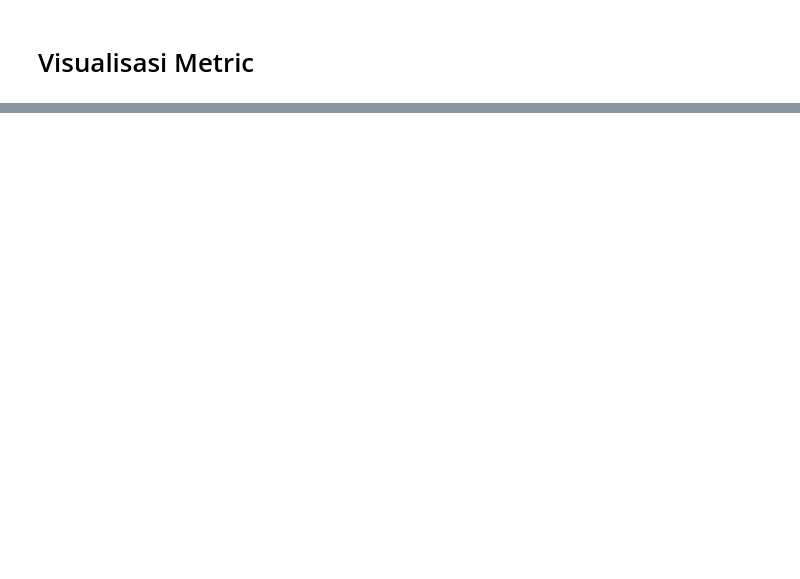
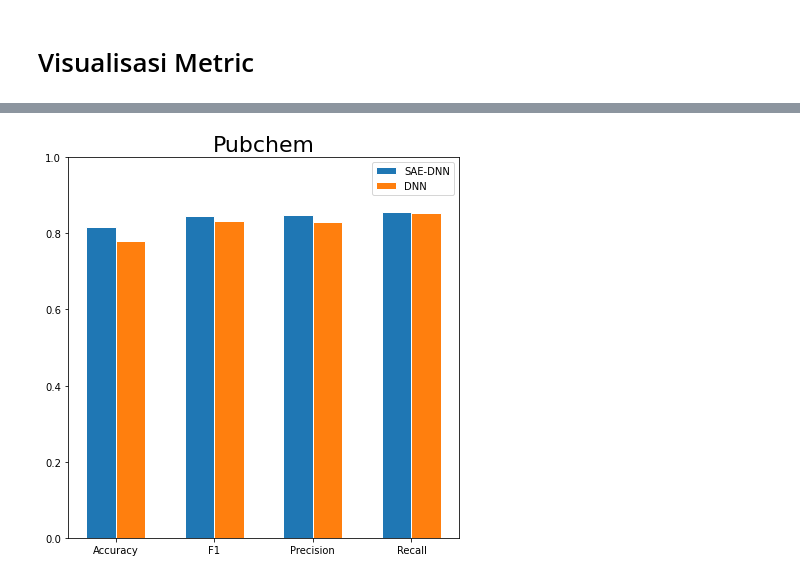
Before and after one commit to fadilrisdian/skripsi-fadil, a Jupyter notebook: 4. Visualize.ipynb, the cells around one changed output, grey strips where cells are left out. Saved outputs shown, nothing was run; the diff lists cells and outputs as text; code cells hidden in the pictures; blank space fills up the shorter version.

```diff
--- a/4. Visualize.ipynb
+++ b/4. Visualize.ipynb
@@ -178,0 +222,40 @@ plt.show()
+# %%
+def visual(sad_dnn, dnn, judul):
+    # Intitialize figure with two plots
+    fig, ax1, = plt.subplots(1)
+    # fig.suptitle('Model Comparison', fontsize=16, fontweight='bold')
+    fig.set_figheight(7)
+    fig.set_figwidth(7)
+    fig.set_facecolor('white')
+
+    ## set bar size
+    barWidth = 0.3
+    sae_dnn_score = sad_dnn
+    dnn_score = dnn
+
+    ## Set position of bar on X axis
+    r1 = np.arange(len(sae_dnn_score))
+    r2 = [x + barWidth for x in r1]
+
+    ## Make the plotRandom Forest
+    ax1.bar(r1, sae_dnn_score, width=barWidth, edgecolor='white', label='SAE-DNN', align='edge')
+    ax1.bar(r2, dnn_score, width=barWidth, edgecolor='white', label='DNN', align='edge')
+
+
+    ## Configure x and y axis
+#     ax1.set_xlabel('Metrics', fontweight='bold')
+    labels = ['Accuracy', 'F1', 'Precision', 'Recall']
+    ax1.set_xticks([r + (barWidth * 1) for r in range(len(sae_dnn_score))], )
+    ax1.set_xticklabels(labels)
+#     ax1.set_ylabel('Score', fontweight='bold')
+    ax1.set_ylim(0, 1)
+
+    ## Create legend & title
+    ax1.set_title(judul, fontsize=22, fontweight=None)
+    ax1.legend()
+
+    plt.show()
+# %%
+visual(pubchem_saednn, pubchem_dnn, 'Pubchem')
+# %% [output]
+[figure, added]
```
Also changed, not shown: parts of 22 cells of this notebook, 4 other files.
